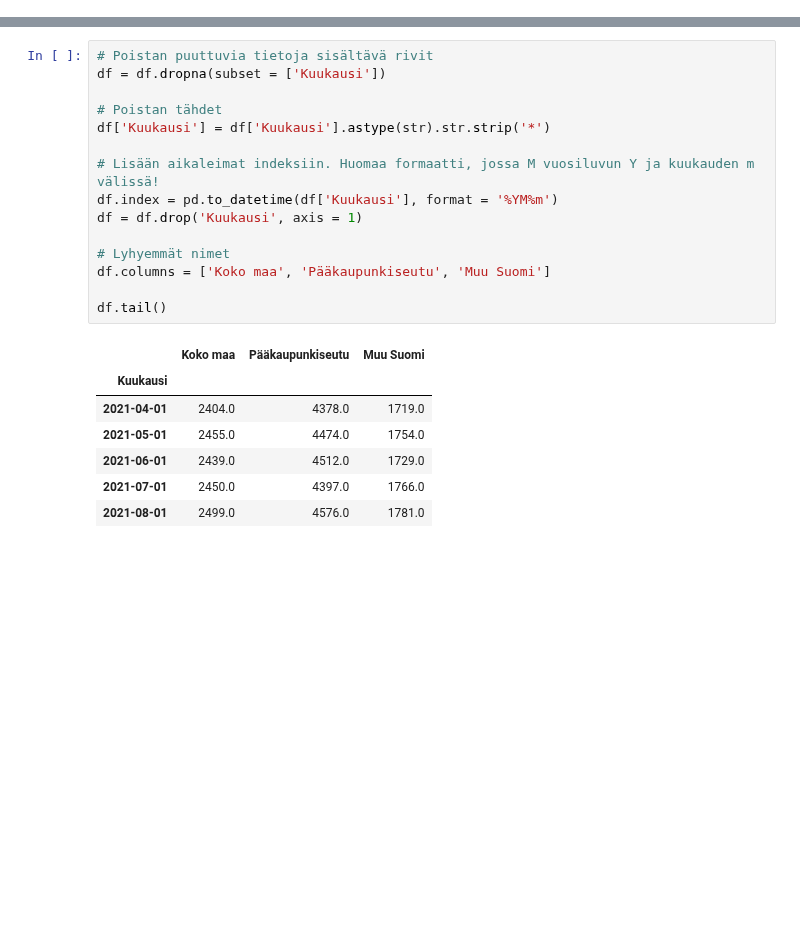
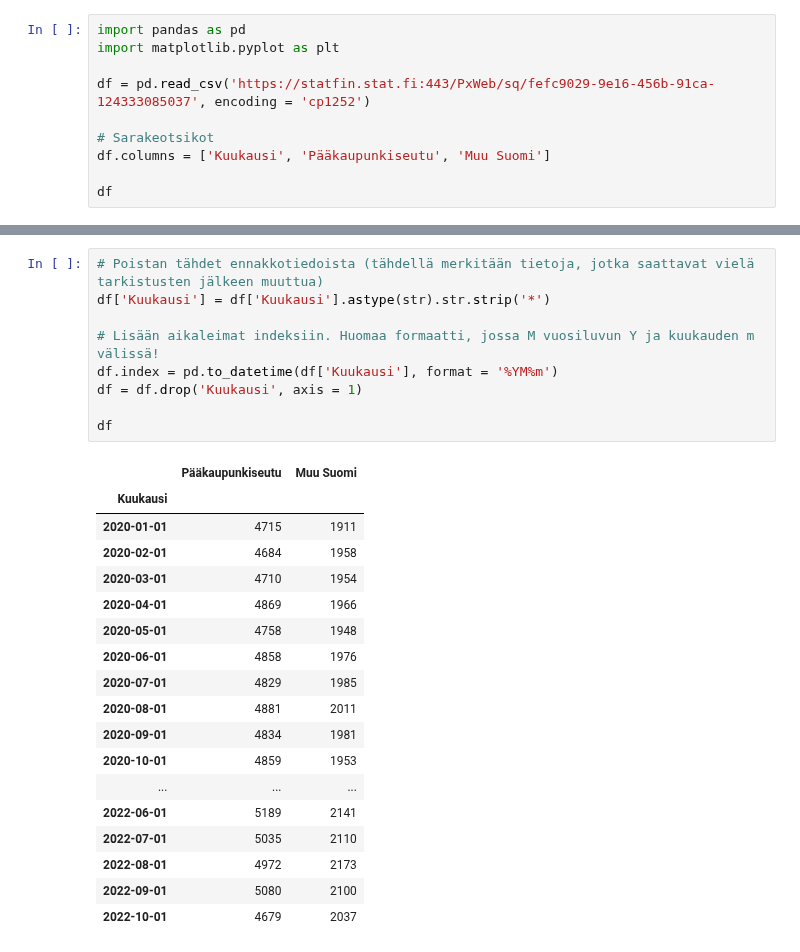
Before and after one commit to taanila/aikasarjat, a Jupyter notebook: asunnot.ipynb, the cells around one changed output, grey strips where cells are left out. Saved outputs shown, nothing was run; the diff lists cells and outputs as text; blank space fills up the shorter version.

```diff
--- a/asunnot.ipynb
+++ b/asunnot.ipynb
@@ -63,0 +20,10 @@ array(['2015M01', '2015M02', '2015M03', '2015M04', '2015M05', '2015M06',
+# %%
+import pandas as pd
+import matplotlib.pyplot as plt
+
+df = pd.read_csv('https://statfin.stat.fi:443/PxWeb/sq/fefc9029-9e16-456b-91ca-124333085037', encoding = 'cp1252')
+
+# Sarakeotsikot
+df.columns = ['Kuukausi', 'Pääkaupunkiseutu', 'Muu Suomi']
+
+df
@@ -64,24 +48,29 @@ array(['2015M01', '2015M02', '2015M03', '2015M04', '2015M05', '2015M06',
 # %%
-# Poistan puuttuvia tietoja sisältävä rivit
-df = df.dropna(subset = ['Kuukausi'])
-
-# Poistan tähdet
+# Poistan tähdet ennakkotiedoista (tähdellä merkitään tietoja, jotka saattavat vielä tarkistusten jälkeen muuttua)
 df['Kuukausi'] = df['Kuukausi'].astype(str).str.strip('*')
 
 # Lisään aikaleimat indeksiin. Huomaa formaatti, jossa M vuosiluvun Y ja kuukauden m välissä!
 df.index = pd.to_datetime(df['Kuukausi'], format = '%YM%m')
 df = df.drop('Kuukausi', axis = 1)
 
-# Lyhyemmät nimet
-df.columns = ['Koko maa', 'Pääkaupunkiseutu', 'Muu Suomi']
-
-df.tail()
+df
 # %% [output]
-|  | Koko maa | Pääkaupunkiseutu | Muu Suomi |
-| Kuukausi |  |  |  |
-| 2021-04-01 | 2404.0 | 4378.0 | 1719.0 |
-| 2021-05-01 | 2455.0 | 4474.0 | 1754.0 |
-| 2021-06-01 | 2439.0 | 4512.0 | 1729.0 |
-| 2021-07-01 | 2450.0 | 4397.0 | 1766.0 |
-| 2021-08-01 | 2499.0 | 4576.0 | 1781.0 |
+|  | Pääkaupunkiseutu | Muu Suomi |
+| Kuukausi |  |  |
+| 2020-01-01 | 4715 | 1911 |
+| 2020-02-01 | 4684 | 1958 |
+| 2020-03-01 | 4710 | 1954 |
+| 2020-04-01 | 4869 | 1966 |
+| 2020-05-01 | 4758 | 1948 |
+| 2020-06-01 | 4858 | 1976 |
+| 2020-07-01 | 4829 | 1985 |
+| 2020-08-01 | 4881 | 2011 |
+| 2020-09-01 | 4834 | 1981 |
+| 2020-10-01 | 4859 | 1953 |
+| ... | ... | ... |
+| 2022-06-01 | 5189 | 2141 |
+| 2022-07-01 | 5035 | 2110 |
+| 2022-08-01 | 4972 | 2173 |
+| 2022-09-01 | 5080 | 2100 |
+| 2022-10-01 | 4679 | 2037 |
 # %%
```
Also changed, not shown: parts of 8 cells of this notebook.
